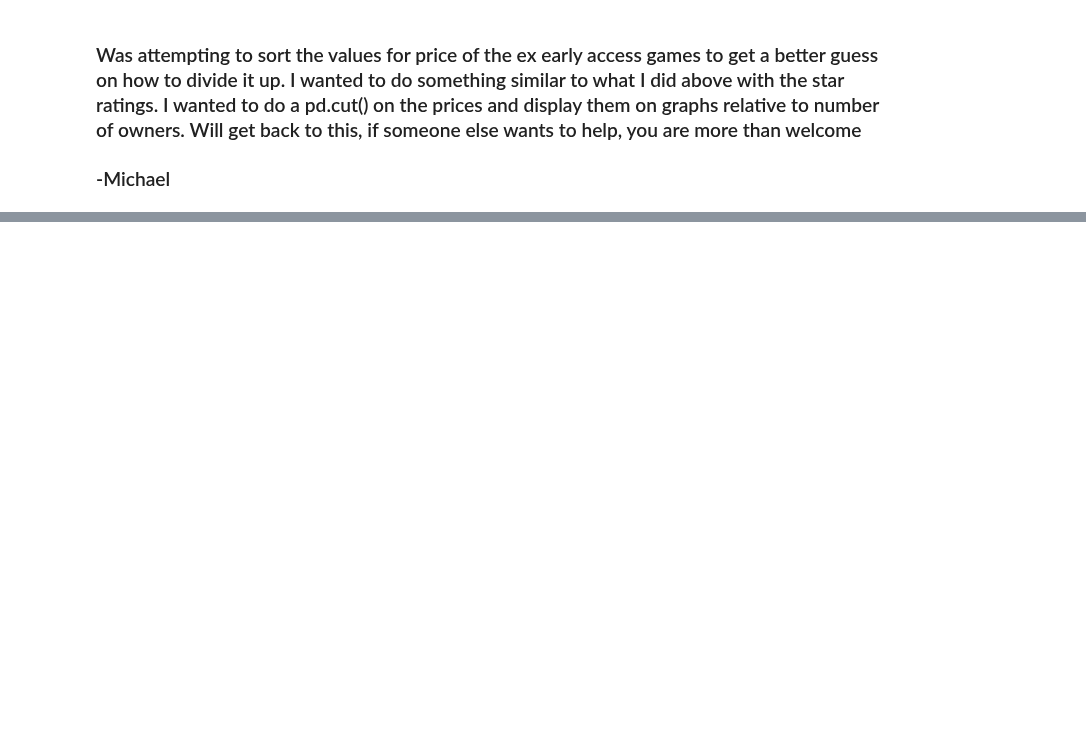
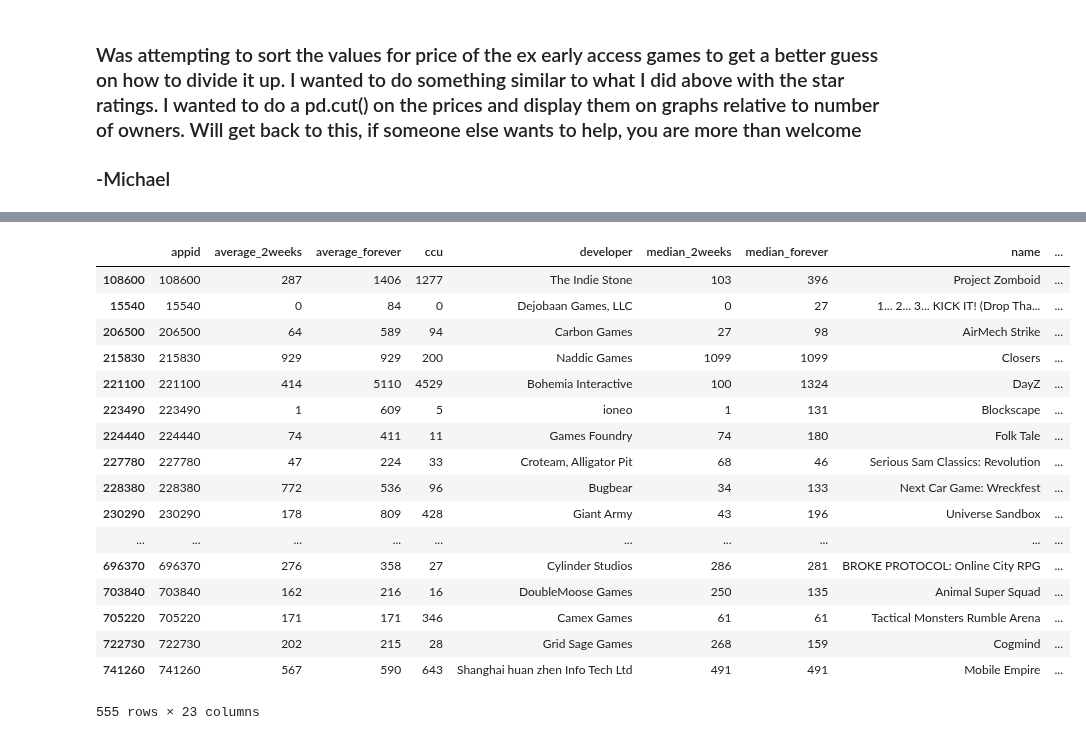
Before and after one commit to UNCG-CSE/SteamConnect, a Jupyter notebook: code/early_access_sorting.ipynb, the cells around one changed output, grey strips where cells are left out. Cells and saved outputs as stored; diff of their text form; code cells hidden in the pictures; blank space fills up the shorter version.

Commit message:
Tested looking at values meeting x criteria in the dataframe

```diff
--- a/code/early_access_sorting.ipynb
+++ b/code/early_access_sorting.ipynb
@@ -272,0 +291,4 @@ new_ex_early_access.price.max()
+# %%
+total_early_reviews = new_early_access['negative'] + new_early_access['positive']
+# %%
+new_early_access['total reviews'] = total_early_reviews
@@ -272,0 +305,21 @@ new_ex_early_access.price.max()
+# %%
+new_early_access.loc[new_early_access['total reviews'] >= 100].head()
+# %% [output]
+|  | appid | average_2weeks | average_forever | ccu | developer | median_2weeks | median_forever | name | ... |
+| 108600 | 108600 | 287 | 1406 | 1277 | The Indie Stone | 103 | 396 | Project Zomboid | ... |
+| 15540 | 15540 | 0 | 84 | 0 | Dejobaan Games, LLC | 0 | 27 | 1... 2... 3... KICK IT! (Drop Tha... | ... |
+| 206500 | 206500 | 64 | 589 | 94 | Carbon Games | 27 | 98 | AirMech Strike | ... |
+| 215830 | 215830 | 929 | 929 | 200 | Naddic Games | 1099 | 1099 | Closers | ... |
+| 221100 | 221100 | 414 | 5110 | 4529 | Bohemia Interactive | 100 | 1324 | DayZ | ... |
+| 223490 | 223490 | 1 | 609 | 5 | ioneo | 1 | 131 | Blockscape | ... |
+| 224440 | 224440 | 74 | 411 | 11 | Games Foundry | 74 | 180 | Folk Tale | ... |
+| 227780 | 227780 | 47 | 224 | 33 | Croteam, Alligator Pit | 68 | 46 | Serious Sam Classics: Revolution | ... |
+| 228380 | 228380 | 772 | 536 | 96 | Bugbear | 34 | 133 | Next Car Game: Wreckfest | ... |
+| 230290 | 230290 | 178 | 809 | 428 | Giant Army | 43 | 196 | Universe Sandbox | ... |
+| ... | ... | ... | ... | ... | ... | ... | ... | ... | ... |
+| 696370 | 696370 | 276 | 358 | 27 | Cylinder Studios | 286 | 281 | BROKE PROTOCOL: Online City RPG | ... |
+| 703840 | 703840 | 162 | 216 | 16 | DoubleMoose Games | 250 | 135 | Animal Super Squad | ... |
+| 705220 | 705220 | 171 | 171 | 346 | Camex Games | 61 | 61 | Tactical Monsters Rumble Arena | ... |
+| 722730 | 722730 | 202 | 215 | 28 | Grid Sage Games | 268 | 159 | Cogmind | ... |
+| 741260 | 741260 | 567 | 590 | 643 | Shanghai huan zhen Info Tech Ltd | 491 | 491 | Mobile Empire | ... |
+555 rows × 23 columns
```
Also changed, not shown: parts of 9 cells of this notebook.
